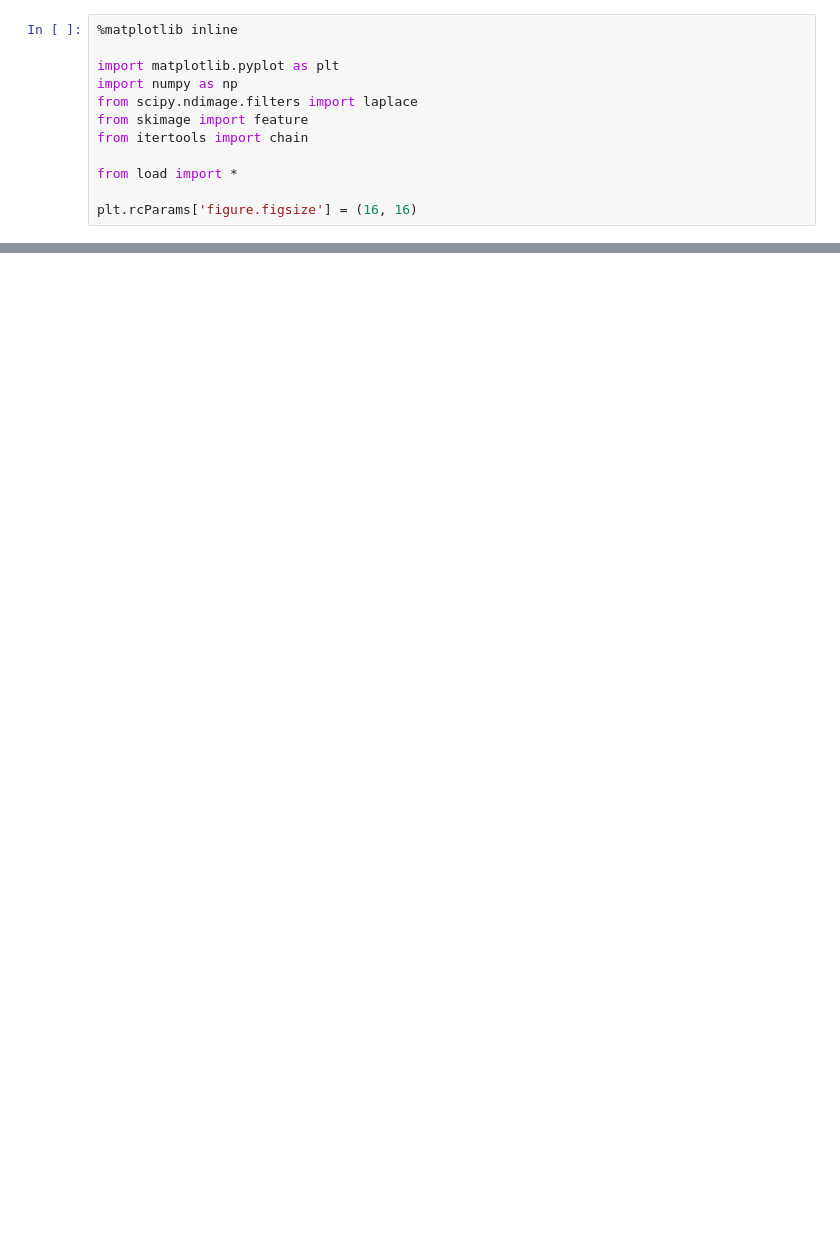
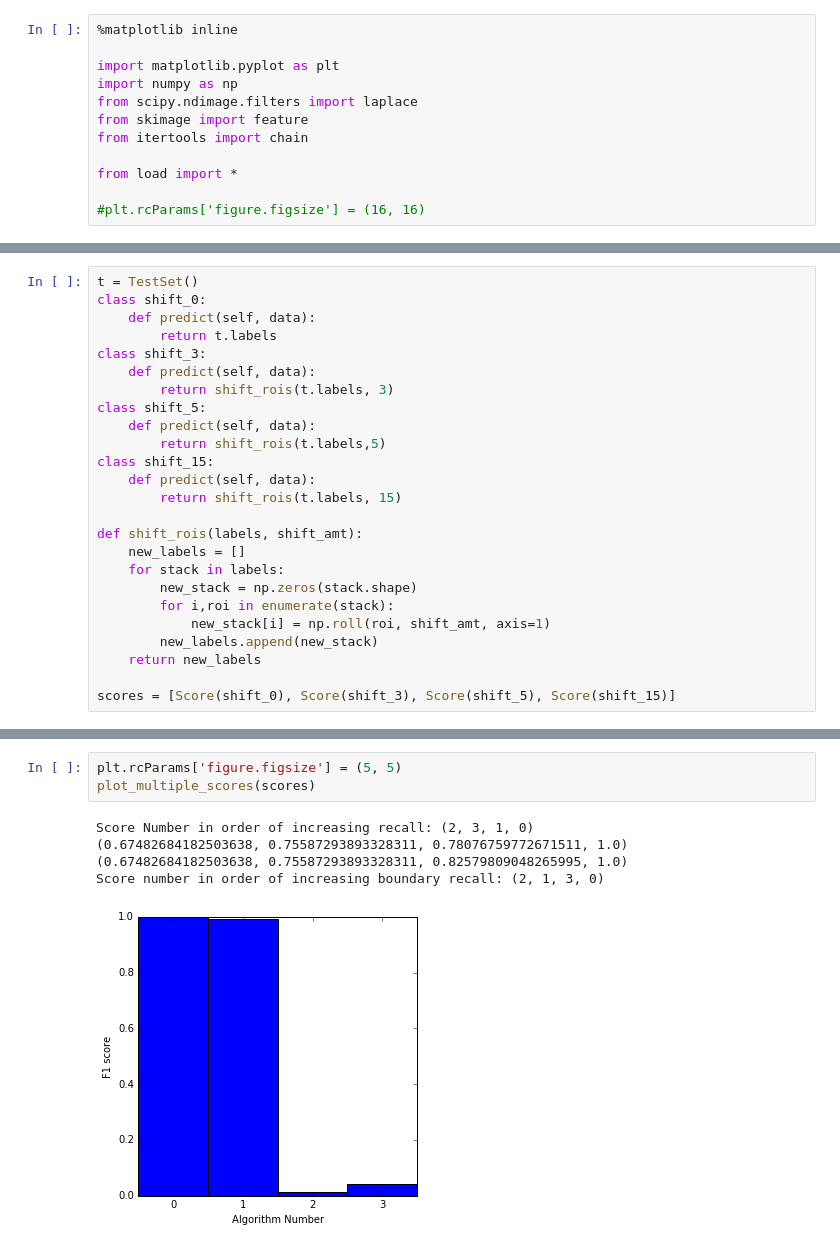
Before and after one commit to raguilar1/livemau5, a Jupyter notebook: Scoring.ipynb, the cells around one changed output, grey strips where cells are left out. Drawn from its saved outputs; the diff is of its cells as text; blank space fills up the shorter version.

```diff
--- a/Scoring.ipynb
+++ b/Scoring.ipynb
@@ -9,5 +9,5 @@ from itertools import chain
 
 from load import *
 
-plt.rcParams['figure.figsize'] = (16, 16)
+#plt.rcParams['figure.figsize'] = (16, 16)
 # %%
@@ -144,0 +158,25 @@ categorize(m,n)
+# %%
+t = TestSet()
+class shift_0:
+    def predict(self, data):
+        return t.labels
+class shift_3:
+    def predict(self, data):
+        return shift_rois(t.labels, 3)
+class shift_5:
+    def predict(self, data):
+        return shift_rois(t.labels,5)
+class shift_15:
+    def predict(self, data):
+        return shift_rois(t.labels, 15)
+
+def shift_rois(labels, shift_amt):
+    new_labels = []
+    for stack in labels:
+        new_stack = np.zeros(stack.shape)
+        for i,roi in enumerate(stack):
+            new_stack[i] = np.roll(roi, shift_amt, axis=1)
+        new_labels.append(new_stack)
+    return new_labels
+
+scores = [Score(shift_0), Score(shift_3), Score(shift_5), Score(shift_15)]
@@ -144,0 +204,9 @@ categorize(m,n)
+# %%
+plt.rcParams['figure.figsize'] = (5, 5)
+plot_multiple_scores(scores)
+# %% [output]
+Score Number in order of increasing recall: (2, 3, 1, 0)
+(0.67482684182503638, 0.75587293893328311, 0.78076759772671511, 1.0)
+(0.67482684182503638, 0.75587293893328311, 0.82579809048265995, 1.0)
+Score number in order of increasing boundary recall: (2, 1, 3, 0)
+[figure, added]
```
Also changed, not shown: parts of 6 cells of this notebook.
